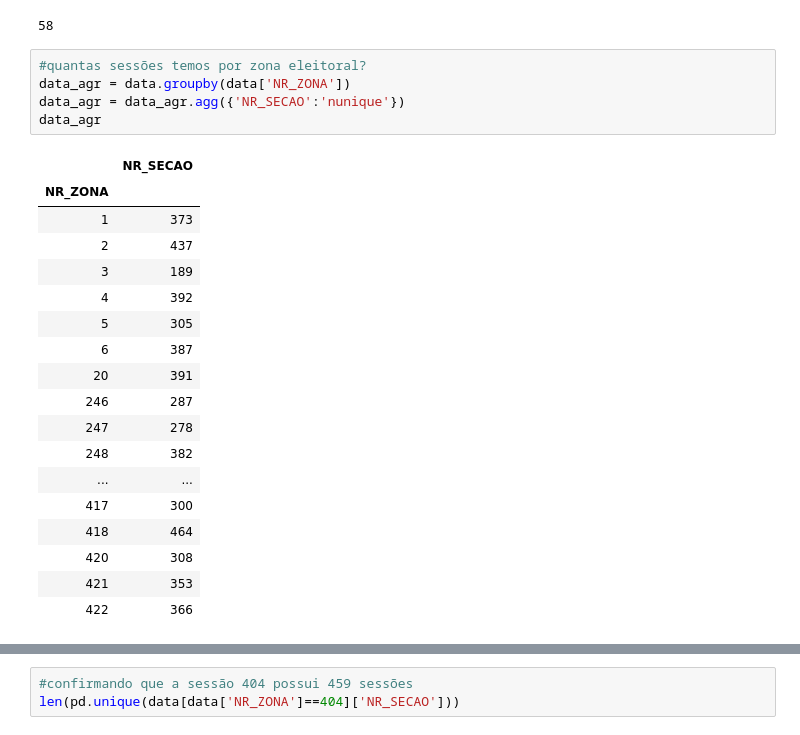
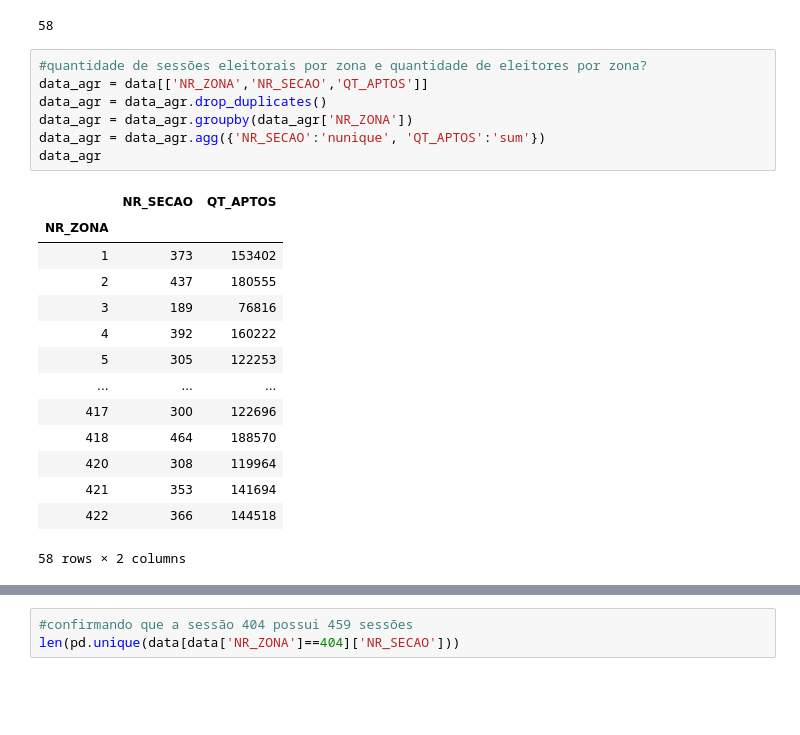
Before and after one commit to juacy/training-data-exploration, a Jupyter notebook: analise eleição primeiro turno 2020 são paulo.ipynb, the cells around one changed output, grey strips where cells are left out. Drawn from its saved outputs; the diff is of its cells as text; blank space fills up the shorter version.

```diff
--- a/analise eleição primeiro turno 2020 são paulo.ipynb
+++ b/analise eleição primeiro turno 2020 são paulo.ipynb
@@ -93,26 +94,24 @@ len(pd.unique(data['NR_ZONA']))
 # %% [output]
 58
 # %%
-#quantas sessões temos por zona eleitoral?
-data_agr = data.groupby(data['NR_ZONA'])
-data_agr = data_agr.agg({'NR_SECAO':'nunique'})
+#quantidade de sessões eleitorais por zona e quantidade de eleitores por zona?
+data_agr = data[['NR_ZONA','NR_SECAO','QT_APTOS']]
+data_agr = data_agr.drop_duplicates()
+data_agr = data_agr.groupby(data_agr['NR_ZONA'])
+data_agr = data_agr.agg({'NR_SECAO':'nunique', 'QT_APTOS':'sum'})
 data_agr
 # %% [output]
-|  | NR_SECAO |
-| NR_ZONA |  |
-| 1 | 373 |
-| 2 | 437 |
-| 3 | 189 |
-| 4 | 392 |
-| 5 | 305 |
-| 6 | 387 |
-| 20 | 391 |
-| 246 | 287 |
-| 247 | 278 |
-| 248 | 382 |
-| ... | ... |
-| 417 | 300 |
-| 418 | 464 |
-| 420 | 308 |
-| 421 | 353 |
-| 422 | 366 |
+|  | NR_SECAO | QT_APTOS |
+| NR_ZONA |  |  |
+| 1 | 373 | 153402 |
+| 2 | 437 | 180555 |
+| 3 | 189 | 76816 |
+| 4 | 392 | 160222 |
+| 5 | 305 | 122253 |
+| ... | ... | ... |
+| 417 | 300 | 122696 |
+| 418 | 464 | 188570 |
+| 420 | 308 | 119964 |
+| 421 | 353 | 141694 |
+| 422 | 366 | 144518 |
+58 rows × 2 columns
```
Also changed, not shown: parts of 14 cells of this notebook.
